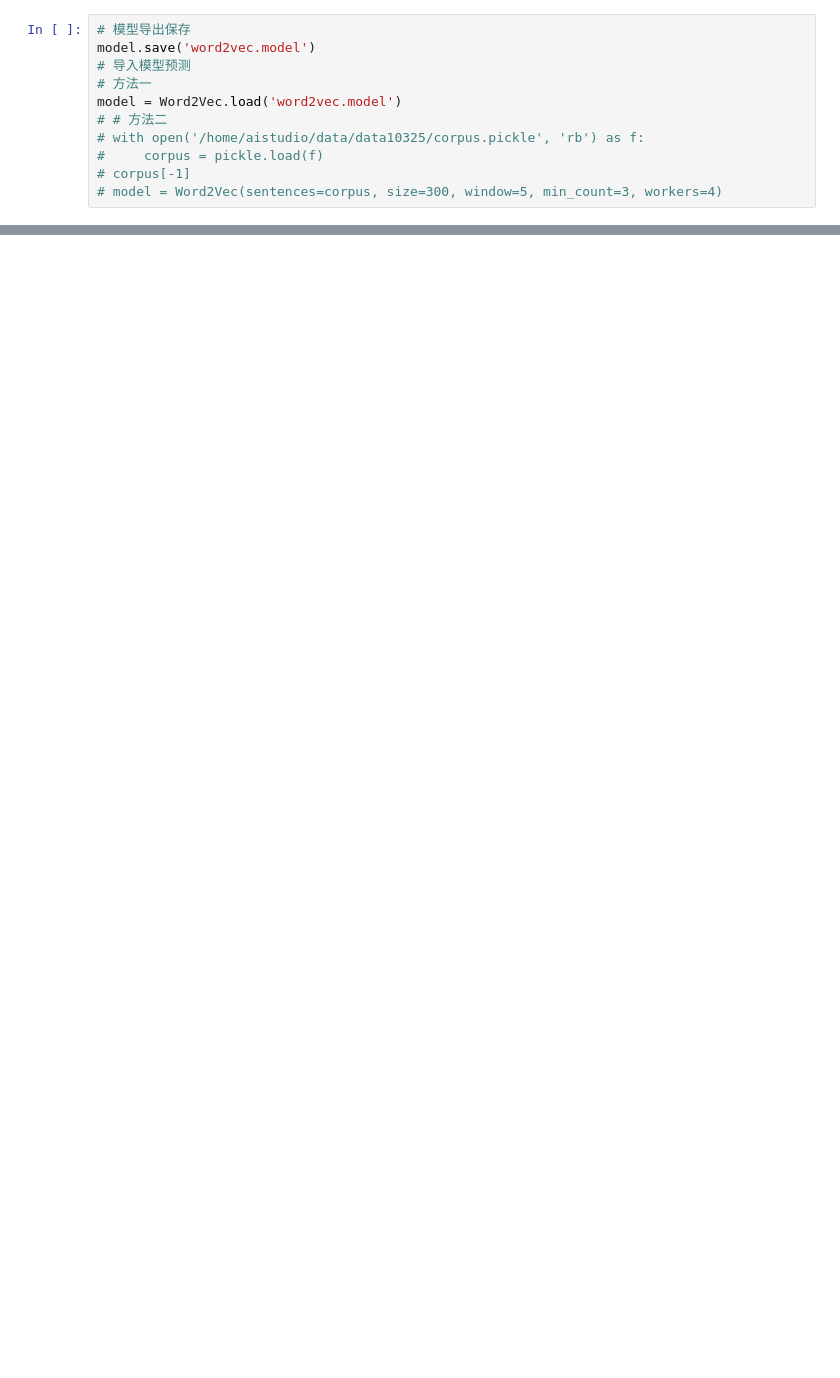
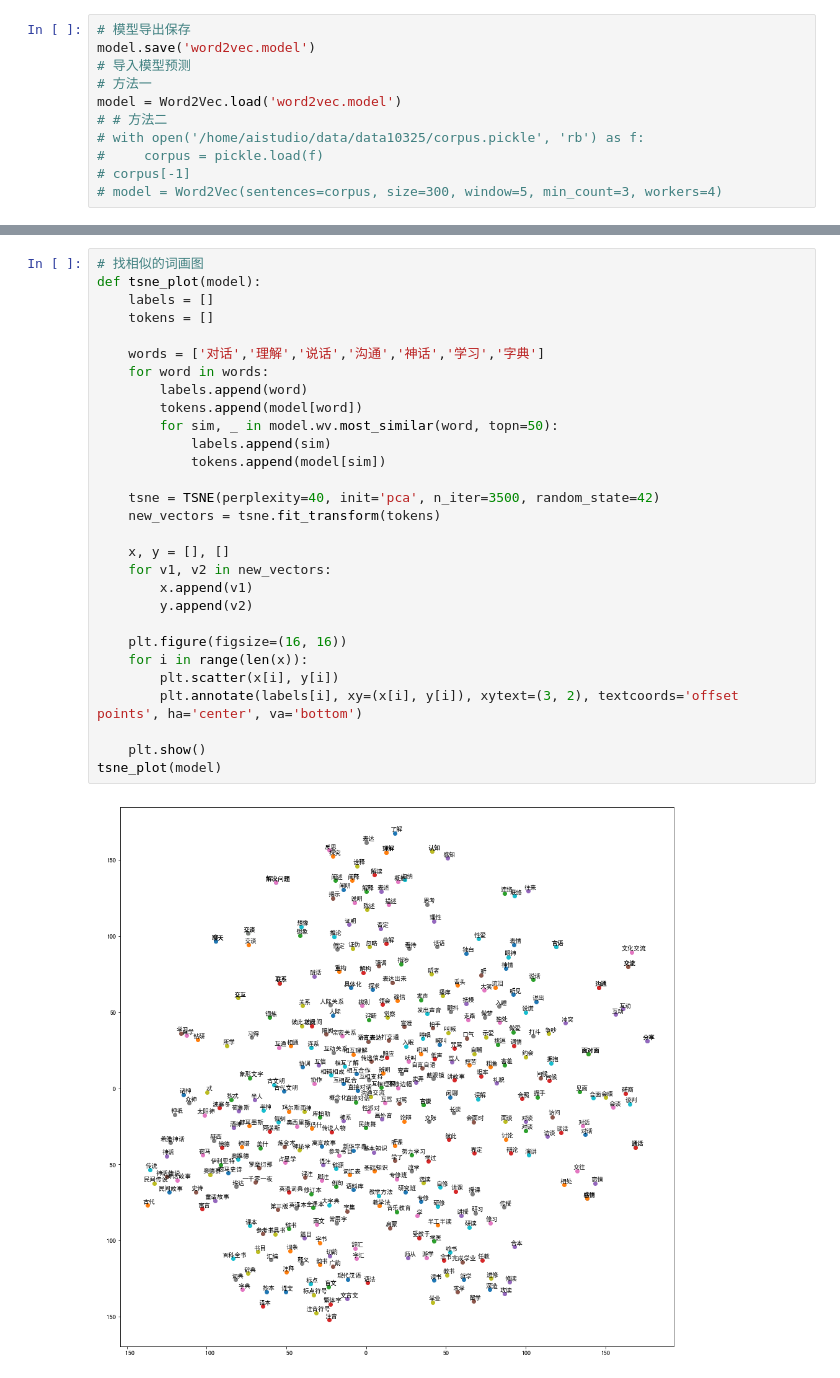
Before and after one commit to linggrow/Artificial-Intelligence-for-NLP, a Jupyter notebook: 4_word2vec_2.ipynb, the cells around one changed output, grey strips where cells are left out. Cells and saved outputs as stored; diff of their text form; blank space fills up the shorter version.

```diff
--- a/4_word2vec_2.ipynb
+++ b/4_word2vec_2.ipynb
@@ -563,0 +693,31 @@ tsne_plot(model)
+# %%
+# 找相似的词画图
+def tsne_plot(model):
+    labels = []
+    tokens = []
+
+    words = ['对话','理解','说话','沟通','神话','学习','字典']
+    for word in words:
+        labels.append(word)
+        tokens.append(model[word])
+        for sim, _ in model.wv.most_similar(word, topn=50):
+            labels.append(sim)
+            tokens.append(model[sim])
+
+    tsne = TSNE(perplexity=40, init='pca', n_iter=3500, random_state=42)
+    new_vectors = tsne.fit_transform(tokens)
+
+    x, y = [], []
+    for v1, v2 in new_vectors:
+        x.append(v1)
+        y.append(v2)
+
+    plt.figure(figsize=(16, 16))
+    for i in range(len(x)):
+        plt.scatter(x[i], y[i])
+        plt.annotate(labels[i], xy=(x[i], y[i]), xytext=(3, 2), textcoords='offset points', ha='center', va='bottom')
+
+    plt.show()
+tsne_plot(model)
+# %% [output]
+[figure, added]
```
Also changed, not shown: parts of 38 cells of this notebook.
